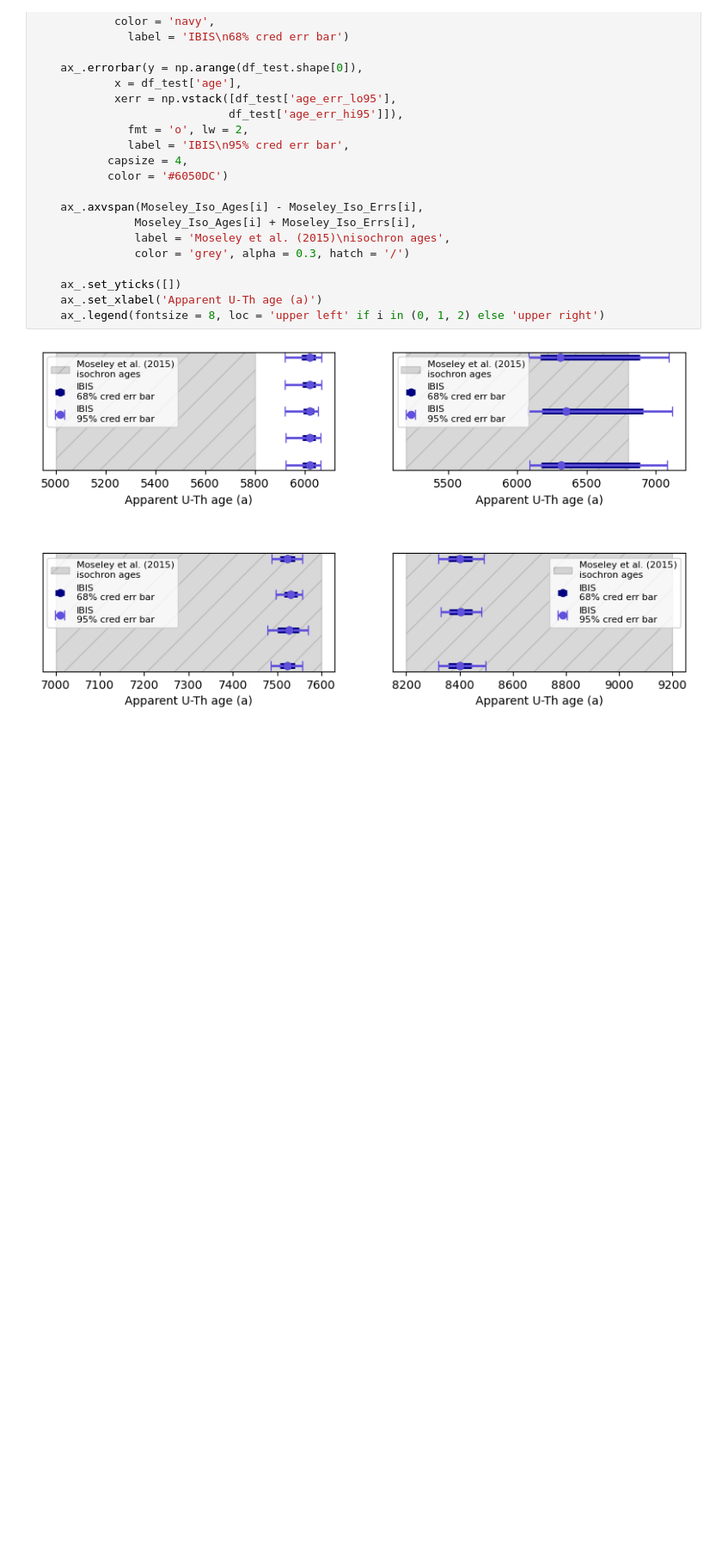
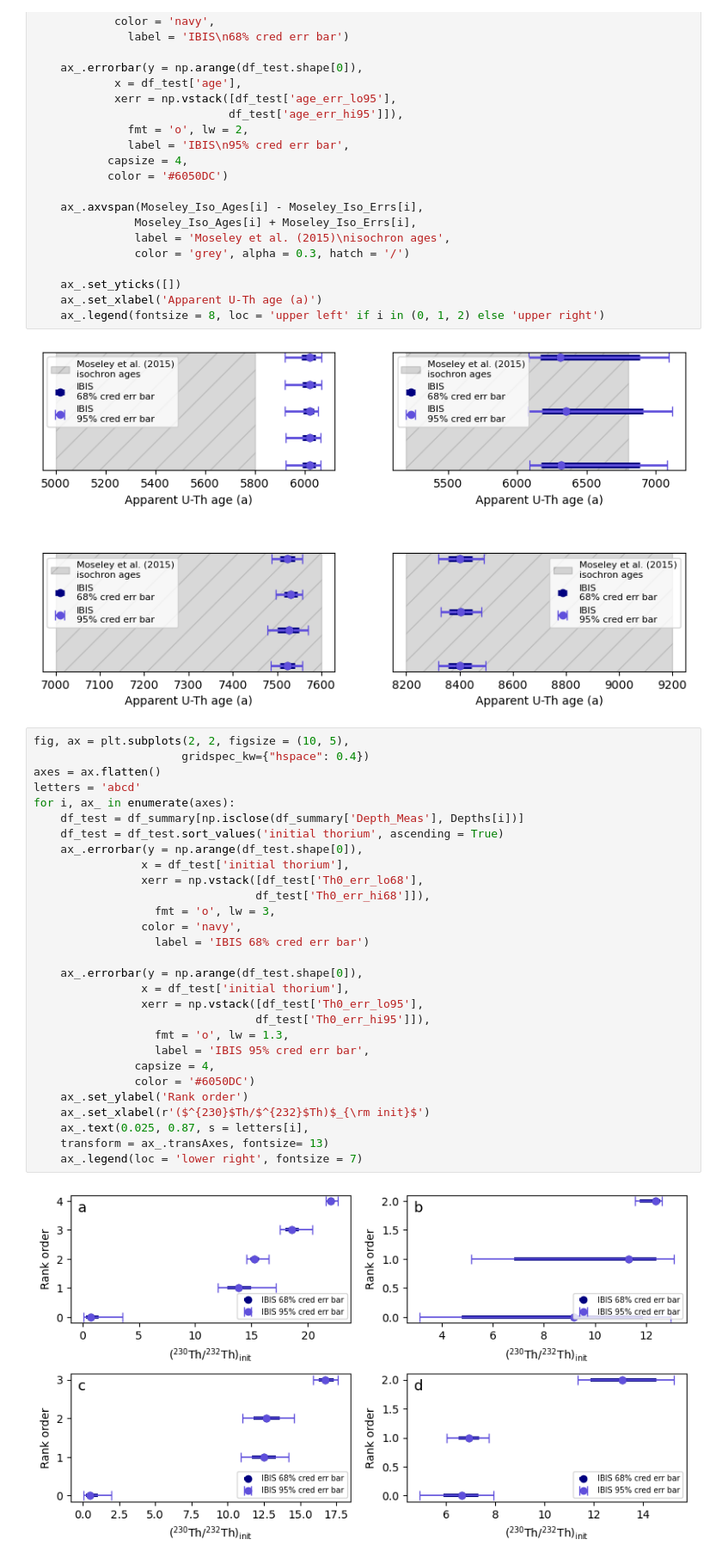
Before and after one commit to jcarter-1/IBIS-UTh, a Jupyter notebook: examples/Moseley et al. 2015.ipynb, the cells around one changed output. Shown at 86% size. Drawn from its saved outputs; the diff is of its cells as text; blank space fills up the shorter version.

```diff
--- a/examples/Moseley et al. 2015.ipynb
+++ b/examples/Moseley et al. 2015.ipynb
@@ -228,3 +228,34 @@ for i, ax_ in enumerate(axes):
     ax_.legend(fontsize = 8, loc = 'upper left' if i in (0, 1, 2) else 'upper right')
 # %% [output]
 [figure]
+# %%
+fig, ax = plt.subplots(2, 2, figsize = (10, 5),
+                      gridspec_kw={"hspace": 0.4})
+axes = ax.flatten()
+letters = 'abcd'
+for i, ax_ in enumerate(axes):
+    df_test = df_summary[np.isclose(df_summary['Depth_Meas'], Depths[i])]
+    df_test = df_test.sort_values('initial thorium', ascending = True)
+    ax_.errorbar(y = np.arange(df_test.shape[0]),
+                x = df_test['initial thorium'],
+                xerr = np.vstack([df_test['Th0_err_lo68'],
+                                 df_test['Th0_err_hi68']]),
+                  fmt = 'o', lw = 3,
+                color = 'navy',
+                  label = 'IBIS 68% cred err bar')
+
+    ax_.errorbar(y = np.arange(df_test.shape[0]),
+                x = df_test['initial thorium'],
+                xerr = np.vstack([df_test['Th0_err_lo95'],
+                                 df_test['Th0_err_hi95']]),
+                  fmt = 'o', lw = 1.3,
+                  label = 'IBIS 95% cred err bar',
+               capsize = 4,
+               color = '#6050DC')
+    ax_.set_ylabel('Rank order')
+    ax_.set_xlabel(r'($^{230}$Th/$^{232}$Th)$_{\rm init}$')
+    ax_.text(0.025, 0.87, s = letters[i],
+    transform = ax_.transAxes, fontsize= 13)
+    ax_.legend(loc = 'lower right', fontsize = 7)
+# %% [output]
+[figure, added]
```
Also changed, not shown: parts of 1 cell of this notebook.
